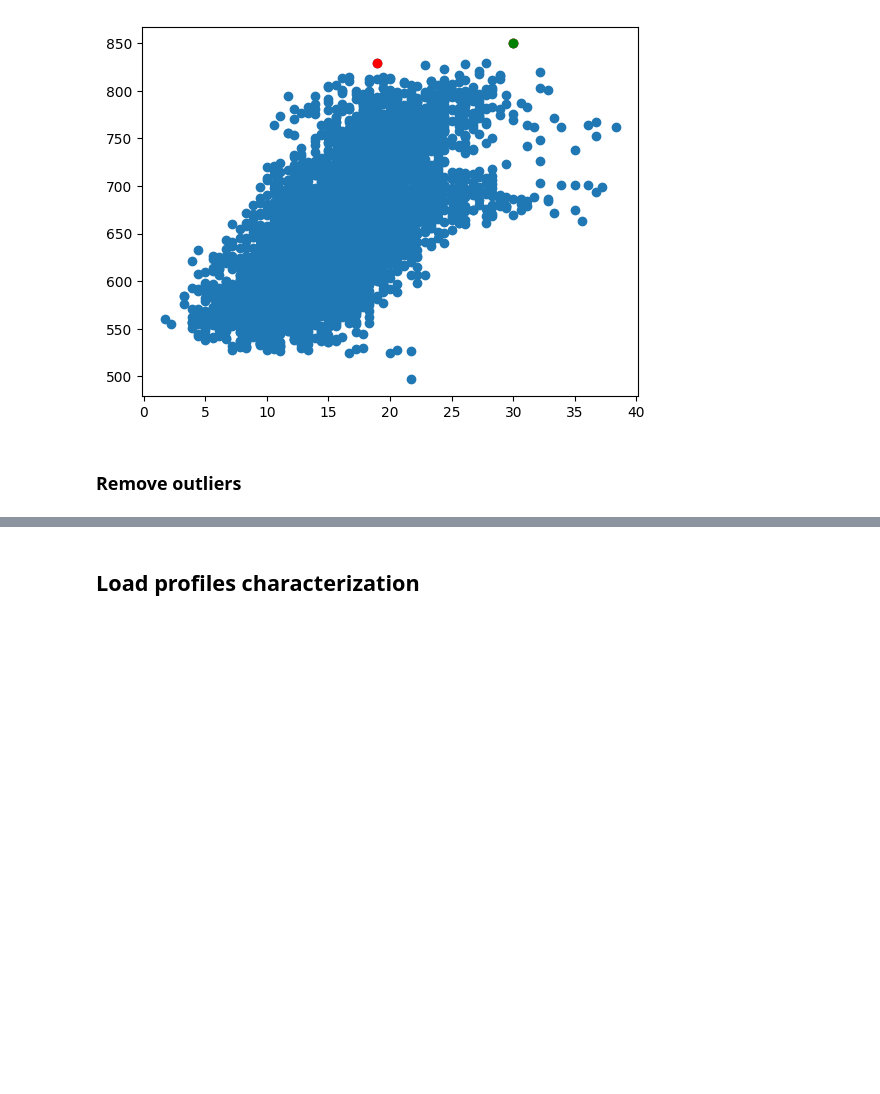
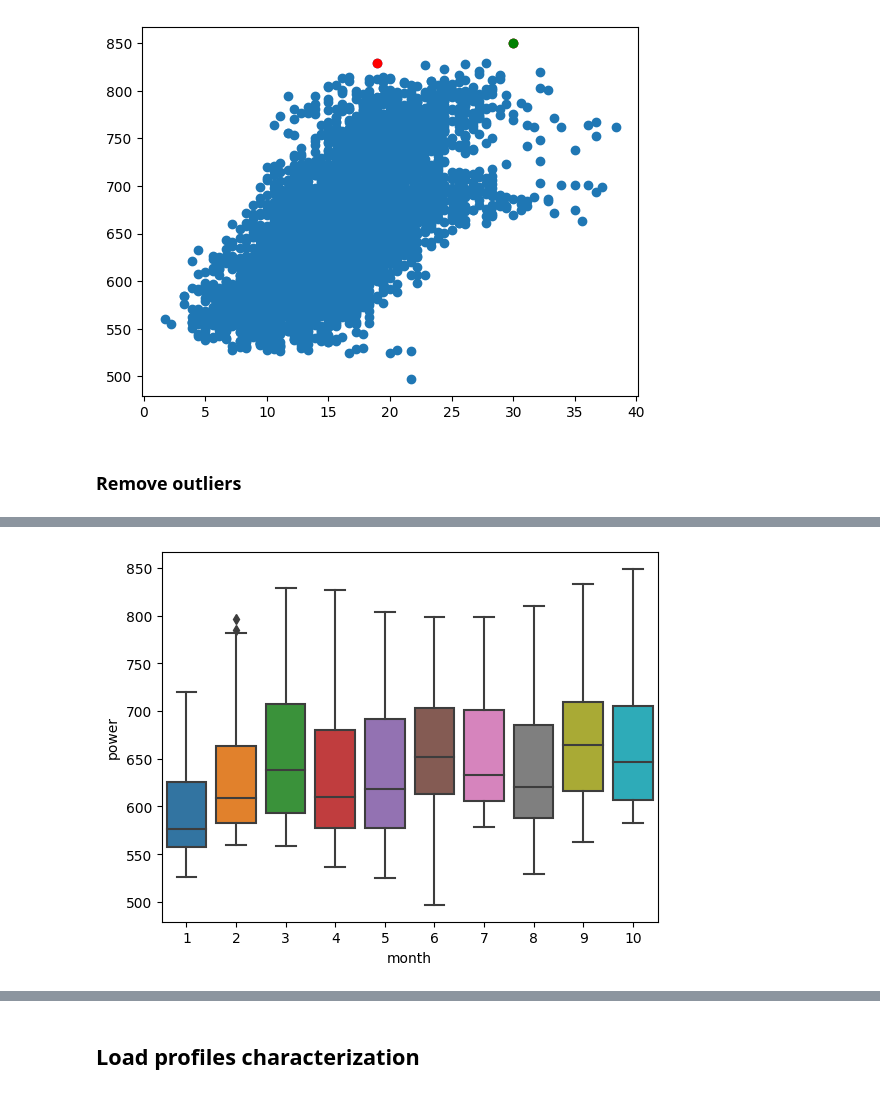
Before and after one commit to SimoneMicheli/dataScienceCourse-group5, a Jupyter notebook: solution.ipynb, the cells around one changed output, grey strips where cells are left out. Cells and saved outputs as stored; diff of their text form; code cells hidden in the pictures; blank space fills up the shorter version.

```diff
--- a/solution.ipynb
+++ b/solution.ipynb
@@ -127,0 +186,5 @@ data.dropna(subset=['power'],inplace=True)
+# %%
+sns.boxplot(x='month', y="power", data=data)
+plt.show()
+# %% [output]
+[figure, added]
```
Also changed, not shown: parts of 33 cells of this notebook.
